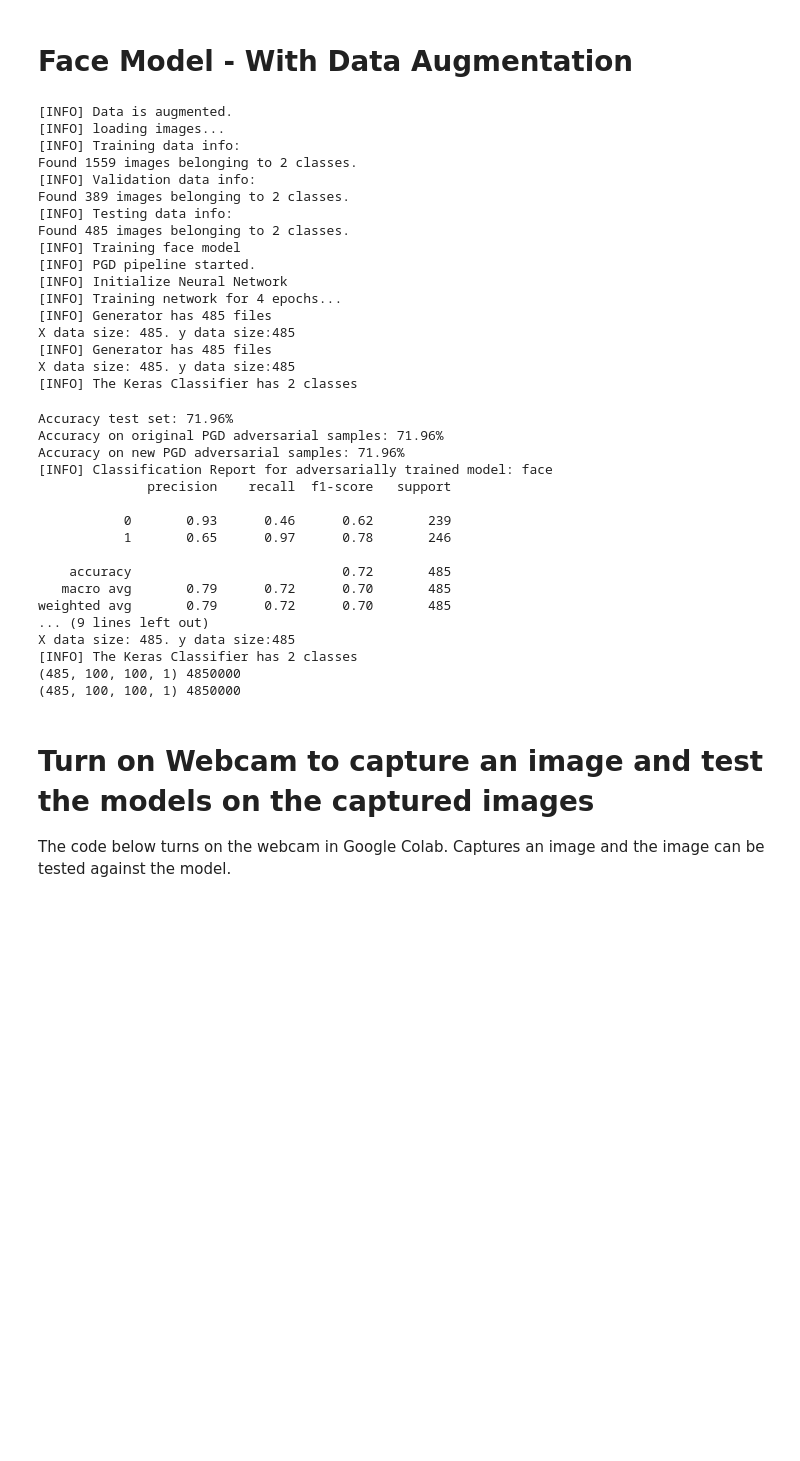
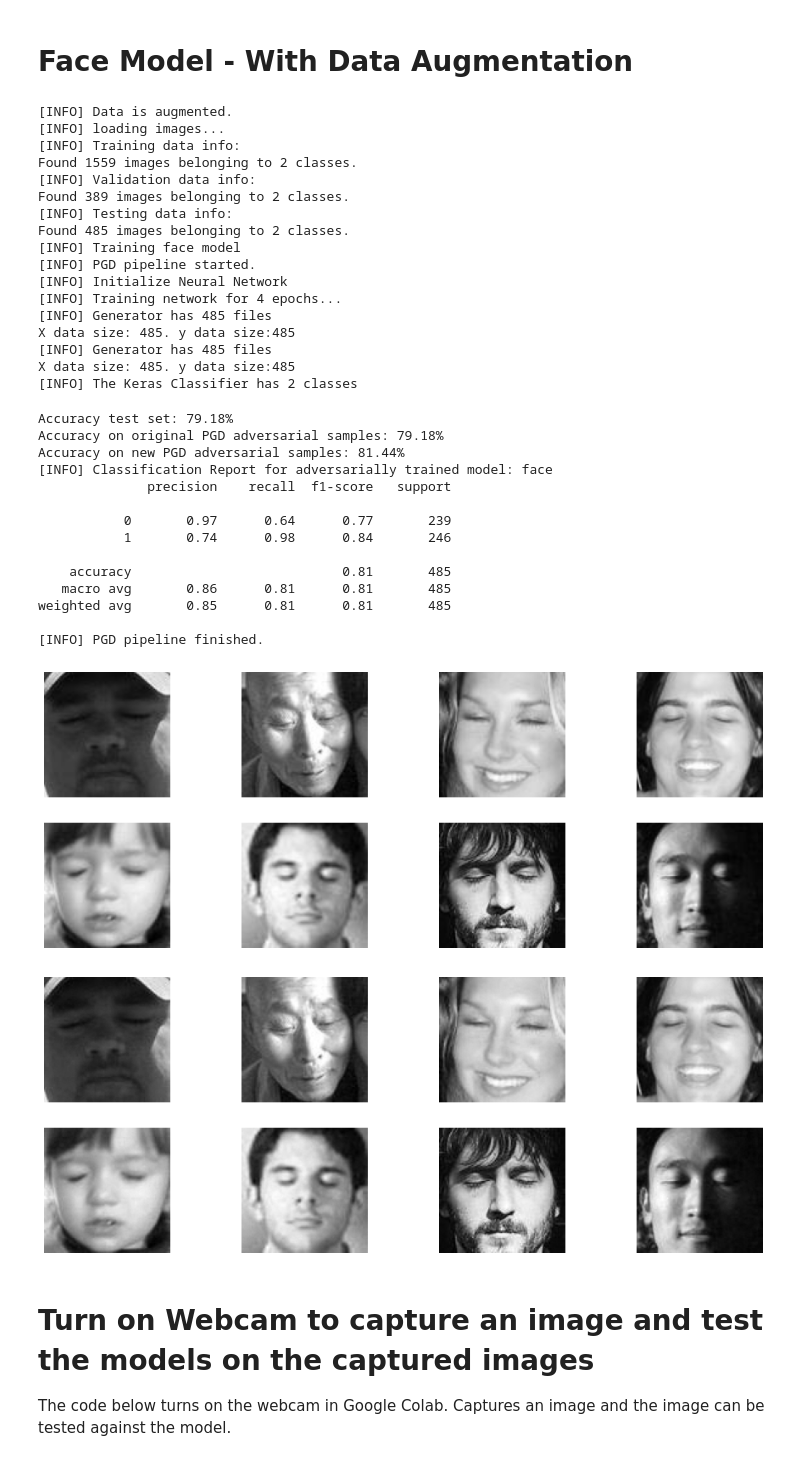
Before and after one commit to ya332/robust_sleepnets, a Jupyter notebook: robust_sleepnets.ipynb, the cells around one changed output. Cells and saved outputs as stored; diff of their text form; code cells hidden in the pictures; blank space fills up the shorter version.

```diff
--- a/robust_sleepnets.ipynb
+++ b/robust_sleepnets.ipynb
@@ -907,48 +948,47 @@ train_generator , val_generator, test_generator = collect_face_generators(True)
 # history = train(train_generator,val_generator, model_type="eye")
 # plot_training_loss(history)
 # eye_model = load_model('eye')
 # print(eye_model.summary())
 # predict_with_generator(train_generator, test_generator, model_type="eye")
 # evaluate(val_generator, model_type="eye")
 
 adversarial_train_on_PGD(train_generator, test_generator, model_type="face")
-adversarial_train_on_FGSM(train_generator, test_generator, model_type="face")
-adversarial_train_on_DeepFool(train_generator, test_generator, model_type="face")
+# adversarial_train_on_FGSM(train_generator, test_generator, model_type="face")
+# adversarial_train_on_DeepFool(train_generator, test_generator, model_type="face")
 # %% [output]
 [INFO] Data is augmented.
 [INFO] loading images...
 [INFO] Training data info:
 Found 1559 images belonging to 2 classes.
 [INFO] Validation data info:
 Found 389 images belonging to 2 classes.
 [INFO] Testing data info:
 Found 485 images belonging to 2 classes.
 [INFO] Training face model
 [INFO] PGD pipeline started.
 [INFO] Initialize Neural Network
 [INFO] Training network for 4 epochs...
 [INFO] Generator has 485 files
 X data size: 485. y data size:485
 [INFO] Generator has 485 files
 X data size: 485. y data size:485
 [INFO] The Keras Classifier has 2 classes
-Accuracy test set: 71.96%
-Accuracy on original PGD adversarial samples: 71.96%
-Accuracy on new PGD adversarial samples: 71.96%
+Accuracy test set: 79.18%
+Accuracy on original PGD adversarial samples: 79.18%
+Accuracy on new PGD adversarial samples: 81.44%
 [INFO] Classification Report for adversarially trained model: face
               precision    recall  f1-score   support
 
-           0       0.93      0.46      0.62       239
-           1       0.65      0.97      0.78       246
+           0       0.97      0.64      0.77       239
+           1       0.74      0.98      0.84       246
 
-    accuracy                           0.72       485
-   macro avg       0.79      0.72      0.70       485
-weighted avg       0.79      0.72      0.70       485
-... (9 lines left out)
-X data size: 485. y data size:485
-[INFO] The Keras Classifier has 2 classes
-(485, 100, 100, 1) 4850000
-(485, 100, 100, 1) 4850000
+    accuracy                           0.81       485
+   macro avg       0.86      0.81      0.81       485
+weighted avg       0.85      0.81      0.81       485
+
+[INFO] PGD pipeline finished.
+[figure, added]
+[figure, added]
 # %% [markdown]
 # Turn on Webcam to capture an image and test the models on the captured images
 The code below turns on the webcam in Google Colab. Captures an image and the image can be tested against the model.
```
Also changed, not shown: parts of 4 cells of this notebook, 7 other files.
